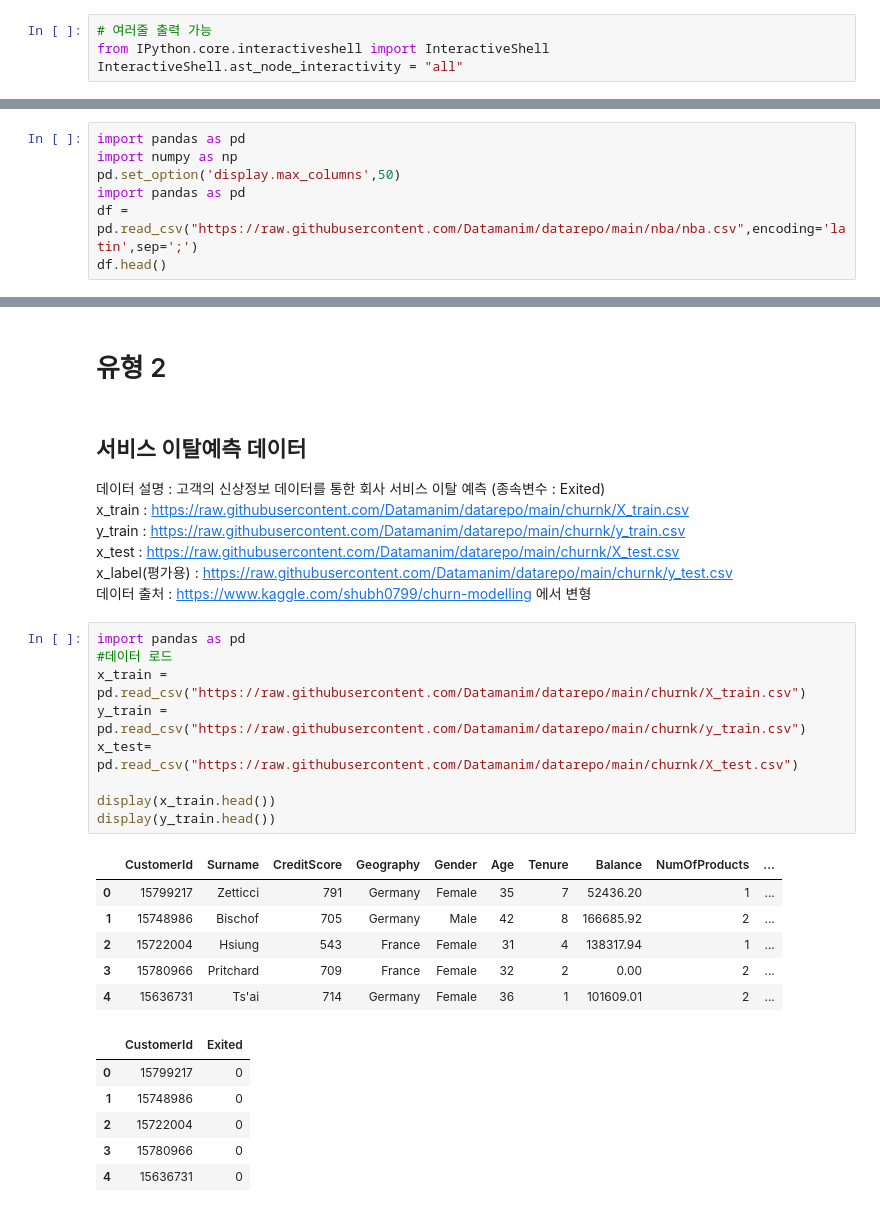
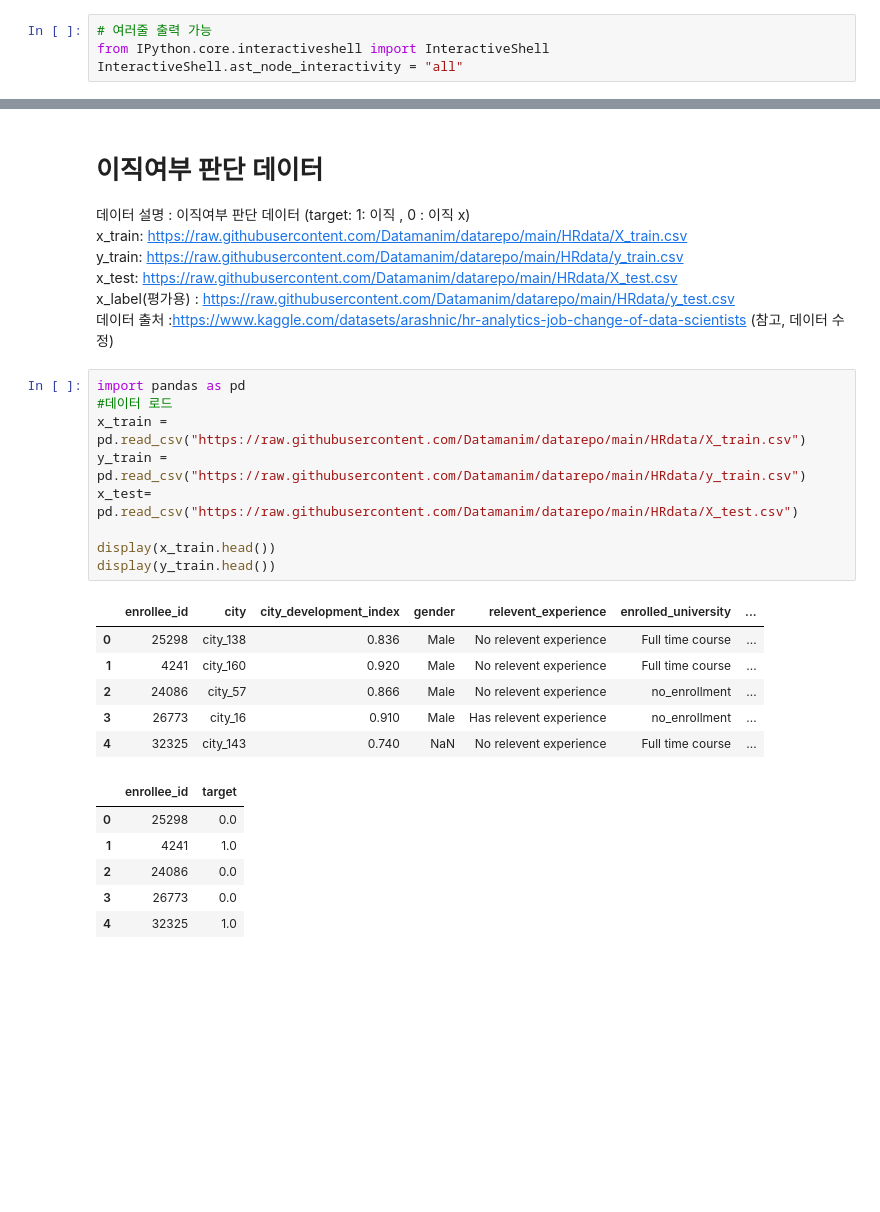
Before and after one commit to gigabitamin/license_study, a Jupyter notebook: BIGDATA/250618_0300.ipynb, the cells around one changed output, grey strips where cells are left out. Saved outputs shown, nothing was run; the diff lists cells and outputs as text; blank space fills up the shorter version.

```diff
--- a/BIGDATA/250618_0300.ipynb
+++ b/BIGDATA/250618_0300.ipynb
@@ -227,7 +6,0 @@ re
-# %%
-import pandas as pd
-import numpy as np
-pd.set_option('display.max_columns',50)
-import pandas as pd
-df = pd.read_csv("https://raw.githubusercontent.com/Datamanim/datarepo/main/nba/nba.csv",encoding='latin',sep=';')
-df.head()
@@ -453,33 +7,31 @@ Name: MP, dtype: float64
-# %% [markdown]
-# 유형 2
 # %% [markdown]
-## 서비스 이탈예측 데이터
+# 이직여부 판단 데이터
 
-데이터 설명 : 고객의 신상정보 데이터를 통한 회사 서비스 이탈 예측 (종속변수 : Exited)
-x_train : https://raw.githubusercontent.com/Datamanim/datarepo/main/churnk/X_train.csv
-y_train : https://raw.githubusercontent.com/Datamanim/datarepo/main/churnk/y_train.csv
-x_test : https://raw.githubusercontent.com/Datamanim/datarepo/main/churnk/X_test.csv
-x_label(평가용) : https://raw.githubusercontent.com/Datamanim/datarepo/main/churnk/y_test.csv
-데이터 출처 : https://www.kaggle.com/shubh0799/churn-modelling 에서 변형
+데이터 설명 : 이직여부 판단 데이터 (target: 1: 이직 , 0 : 이직 x)
+x_train: https://raw.githubusercontent.com/Datamanim/datarepo/main/HRdata/X_train.csv
+y_train: https://raw.githubusercontent.com/Datamanim/datarepo/main/HRdata/y_train.csv
+x_test: https://raw.githubusercontent.com/Datamanim/datarepo/main/HRdata/X_test.csv
+x_label(평가용) : https://raw.githubusercontent.com/Datamanim/datarepo/main/HRdata/y_test.csv
+데이터 출처 :https://www.kaggle.com/datasets/arashnic/hr-analytics-job-change-of-data-scientists (참고, 데이터 수정)
 # %%
 import pandas as pd
 #데이터 로드
-x_train = pd.read_csv("https://raw.githubusercontent.com/Datamanim/datarepo/main/churnk/X_train.csv")
-y_train = pd.read_csv("https://raw.githubusercontent.com/Datamanim/datarepo/main/churnk/y_train.csv")
-x_test= pd.read_csv("https://raw.githubusercontent.com/Datamanim/datarepo/main/churnk/X_test.csv")
+x_train = pd.read_csv("https://raw.githubusercontent.com/Datamanim/datarepo/main/HRdata/X_train.csv")
+y_train = pd.read_csv("https://raw.githubusercontent.com/Datamanim/datarepo/main/HRdata/y_train.csv")
+x_test= pd.read_csv("https://raw.githubusercontent.com/Datamanim/datarepo/main/HRdata/X_test.csv")
 
 display(x_train.head())
 display(y_train.head())
 # %% [output]
-|  | CustomerId | Surname | CreditScore | Geography | Gender | Age | Tenure | Balance | NumOfProducts | ... |
-| 0 | 15799217 | Zetticci | 791 | Germany | Female | 35 | 7 | 52436.20 | 1 | ... |
-| 1 | 15748986 | Bischof | 705 | Germany | Male | 42 | 8 | 166685.92 | 2 | ... |
-| 2 | 15722004 | Hsiung | 543 | France | Female | 31 | 4 | 138317.94 | 1 | ... |
-| 3 | 15780966 | Pritchard | 709 | France | Female | 32 | 2 | 0.00 | 2 | ... |
-| 4 | 15636731 | Ts'ai | 714 | Germany | Female | 36 | 1 | 101609.01 | 2 | ... |
+|  | enrollee_id | city | city_development_index | gender | relevent_experience | enrolled_university | ... |
+| 0 | 25298 | city_138 | 0.836 | Male | No relevent experience | Full time course | ... |
+| 1 | 4241 | city_160 | 0.920 | Male | No relevent experience | Full time course | ... |
+| 2 | 24086 | city_57 | 0.866 | Male | No relevent experience | no_enrollment | ... |
+| 3 | 26773 | city_16 | 0.910 | Male | Has relevent experience | no_enrollment | ... |
+| 4 | 32325 | city_143 | 0.740 | NaN | No relevent experience | Full time course | ... |
-|  | CustomerId | Exited |
-| 0 | 15799217 | 0 |
-| 1 | 15748986 | 0 |
-| 2 | 15722004 | 0 |
-| 3 | 15780966 | 0 |
-| 4 | 15636731 | 0 |
+|  | enrollee_id | target |
+| 0 | 25298 | 0.0 |
+| 1 | 4241 | 1.0 |
+| 2 | 24086 | 0.0 |
+| 3 | 26773 | 0.0 |
+| 4 | 32325 | 1.0 |
```
Also changed, not shown: parts of 90 cells of this notebook, 1 other file.
